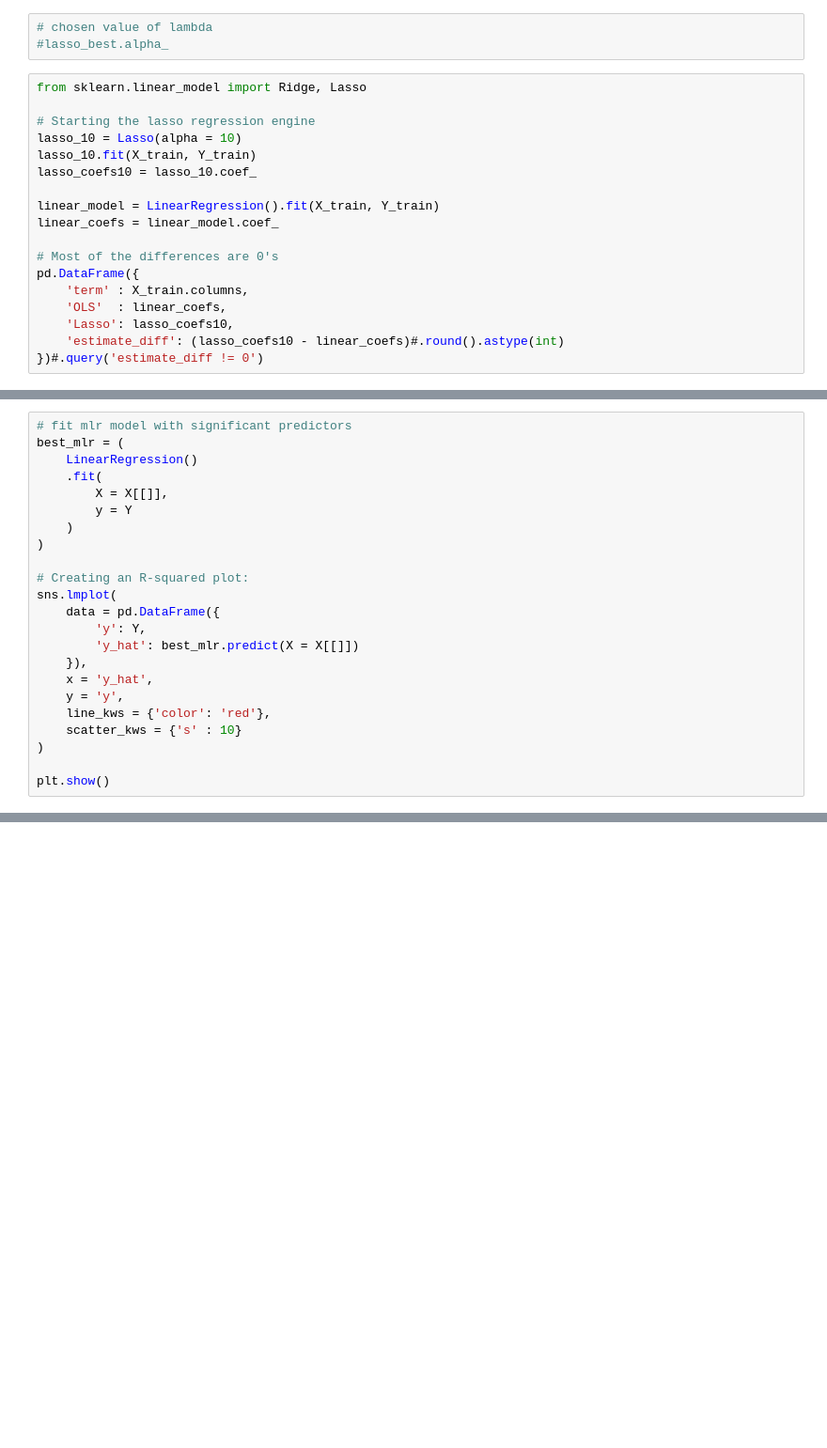
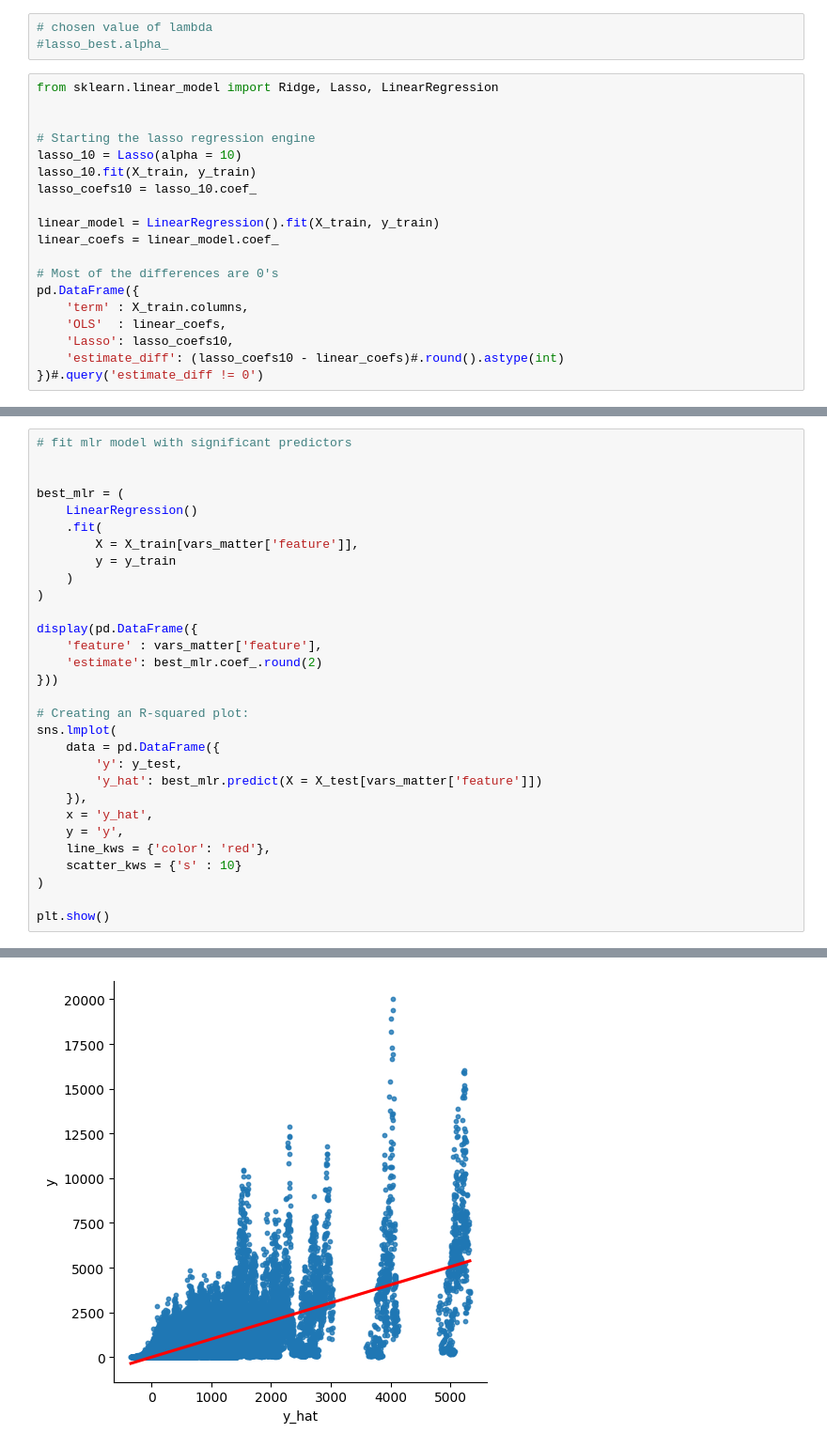
Before and after one commit to iansargent/nyc-subway-ridership-ml, a Jupyter notebook: Scripts/Analysis/LASSO.ipynb, the cells around one changed output, grey strips where cells are left out. Shown at 94% size. Drawn from its saved outputs; the diff is of its cells as text; blank space fills up the shorter version.

```diff
--- a/Scripts/Analysis/LASSO.ipynb
+++ b/Scripts/Analysis/LASSO.ipynb
@@ -117,14 +117,15 @@ X_test_scaled = scalerX.transform(X_test)
 # chosen value of lambda
 #lasso_best.alpha_
 # %%
-from sklearn.linear_model import Ridge, Lasso
+from sklearn.linear_model import Ridge, Lasso, LinearRegression
+
 
 # Starting the lasso regression engine
 lasso_10 = Lasso(alpha = 10)
-lasso_10.fit(X_train, Y_train)
+lasso_10.fit(X_train, y_train)
 lasso_coefs10 = lasso_10.coef_
 
-linear_model = LinearRegression().fit(X_train, Y_train)
+linear_model = LinearRegression().fit(X_train, y_train)
 linear_coefs = linear_model.coef_
 
 # Most of the differences are 0's
@@ -146,18 +171,25 @@ pd.DataFrame({
 # %%
 # fit mlr model with significant predictors
+
+
 best_mlr = (
     LinearRegression()
     .fit(
-        X = X[[]],
-        y = Y
+        X = X_train[vars_matter['feature']],
+        y = y_train
     )
 )
+
+display(pd.DataFrame({
+    'feature' : vars_matter['feature'],
+    'estimate': best_mlr.coef_.round(2)
+}))
 
 # Creating an R-squared plot:
 sns.lmplot(
     data = pd.DataFrame({
-        'y': Y,
-        'y_hat': best_mlr.predict(X = X[[]])
+        'y': y_test,
+        'y_hat': best_mlr.predict(X = X_test[vars_matter['feature']])
     }),
     x = 'y_hat',
     y = 'y',
@@ -166,3 +198,4 @@ sns.lmplot(
 )
 
 plt.show()
+# %% [output]
@@ -168,0 +215 @@ plt.show()
+[figure, added]
```
Also changed, not shown: parts of 14 cells of this notebook.
